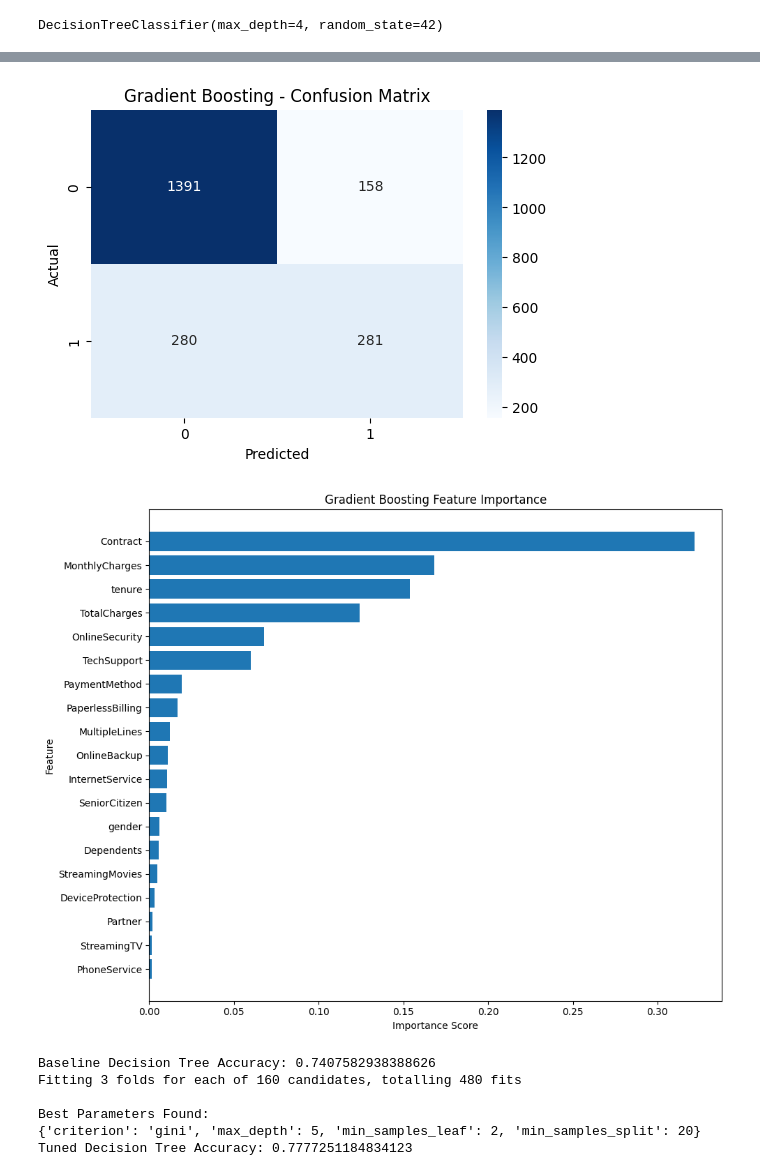
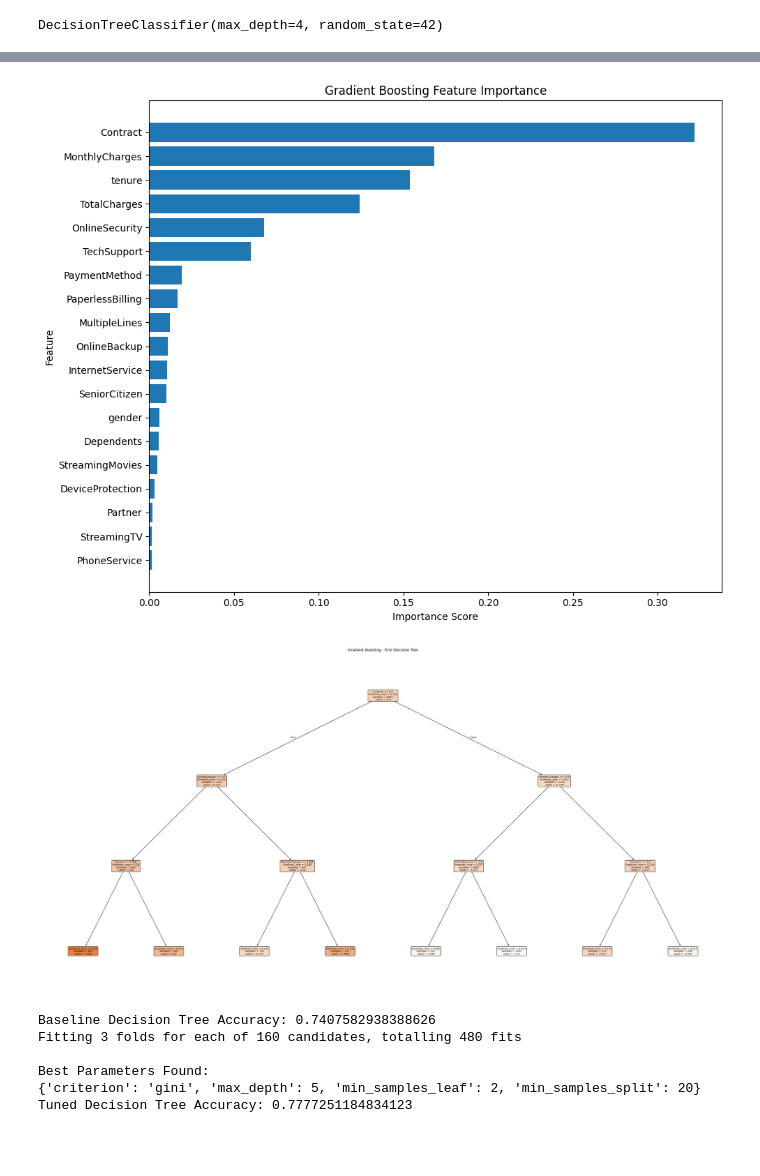
Before and after one commit to Baraah7/itcs494_project, a Jupyter notebook: 494project.ipynb, the cells around one changed output, grey strips where cells are left out. Saved outputs shown, nothing was run; the diff lists cells and outputs as text; code cells hidden in the pictures; blank space fills up the shorter version.

```diff
--- a/494project.ipynb
+++ b/494project.ipynb
@@ -617,45 +633,60 @@ gb_model = GradientBoostingClassifier(
     subsample=0.9,
     min_samples_split=3,
     min_samples_leaf=2,
     random_state=42
 )
 
 # Train the model
 gb_model.fit(X_train_scaled, y_train)
 
 # Predict
 y_pred_gb = gb_model.predict(X_test_scaled)
 
-# Confusion Matrix
-plt.figure(figsize=(6,4))
-sns.heatmap(confusion_matrix(y_test, y_pred_gb),
-            annot=True, fmt='d', cmap='Blues')
-plt.title("Gradient Boosting - Confusion Matrix")
-plt.xlabel("Predicted")
-plt.ylabel("Actual")
-plt.show()
-
-
 # Gradient Boosting Feature Importance Plot
 # Extract feature importances
 gb_importances = gb_model.feature_importances_
 feature_names = X.columns  # original feature names
 
 # Sort by importance (largest → smallest)
 indices = np.argsort(gb_importances)[::-1]
 
 plt.figure(figsize=(10, 8))
 plt.barh(range(len(indices)), gb_importances[indices], align='center')
 plt.yticks(range(len(indices)), feature_names[indices])
 plt.gca().invert_yaxis()  # important features at top
 plt.title("Gradient Boosting Feature Importance")
 plt.xlabel("Importance Score")
 plt.ylabel("Feature")
 plt.tight_layout()
 plt.show()
+
+import matplotlib.pyplot as plt
+from sklearn.ensemble import GradientBoostingClassifier
+from sklearn.tree import plot_tree
+
+# Train Gradient Boosting
+gb = GradientBoostingClassifier(random_state=42)
+gb.fit(X_train_scaled, y_train)
+
+# Select the first tree from the model
+# Gradient Boosting stores trees in gb.estimators_[stage][class]
+tree = gb.estimators_[0][0]     # stage 0, class 0 (binary classification)
+
+# Plot the tree
+plt.figure(figsize=(40, 20))
+plot_tree(
+    tree,
+    feature_names=X_train.columns,
+    class_names=["No", "Yes"],
+    filled=True,
+    rounded=True,
+    fontsize=8
+)
+plt.title("Gradient Boosting - First Decision Tree")
+plt.show()
 # %% [output]
-[figure, old version]
+[figure, new version]
-[figure, old version]
+[figure, new version]
 # %%
 # Hyperparameter Tuning  with GridSearchCV for Decision Tree
 
```
Also changed, not shown: parts of 1 cell of this notebook, 2 other files.
